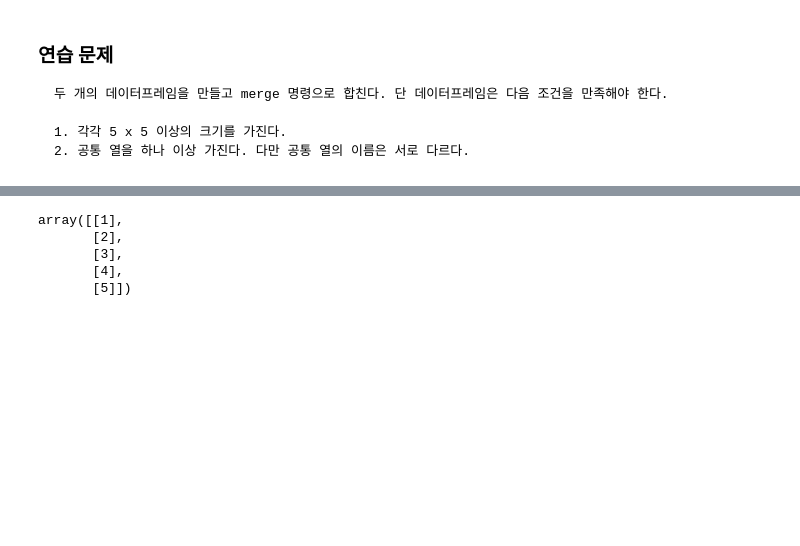
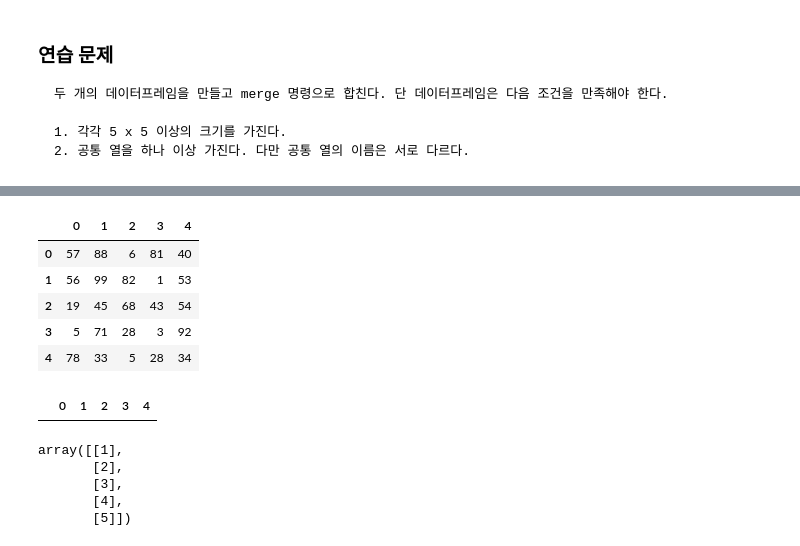
Before and after one commit to kominhy/wassup3, a Jupyter notebook: 03_Data_Preprocessing/02_07_Pandas 데이터프레임 합성.ipynb, the cells around one changed output, grey strips where cells are left out. Cells and saved outputs as stored; diff of their text form; code cells hidden in the pictures; blank space fills up the shorter version.

```diff
--- a/03_Data_Preprocessing/02_07_Pandas 데이터프레임 합성.ipynb
+++ b/03_Data_Preprocessing/02_07_Pandas 데이터프레임 합성.ipynb
@@ -322,3 +332,18 @@ df1.join(df2, how='outer')
+# %%
+b = pd.DataFrame(np.random.randint(1,100, size = (5,5)), colum)
+b
+# %% [output]
+|  | 0 | 1 | 2 | 3 | 4 |
+| 0 | 57 | 88 | 6 | 81 | 40 |
+| 1 | 56 | 99 | 82 | 1 | 53 |
+| 2 | 19 | 45 | 68 | 43 | 54 |
+| 3 | 5 | 71 | 28 | 3 | 92 |
+| 4 | 78 | 33 | 5 | 28 | 34 |
+# %%
+c = pd.merge(a, b)
+c
+# %% [output]
+|  | 0 | 1 | 2 | 3 | 4 |
 # %%
 # 공통열 만들기
 idx = np.array(list(range(1, 6))).reshape(5,1)
```
Also changed, not shown: parts of 3 cells of this notebook, 3 other files.
